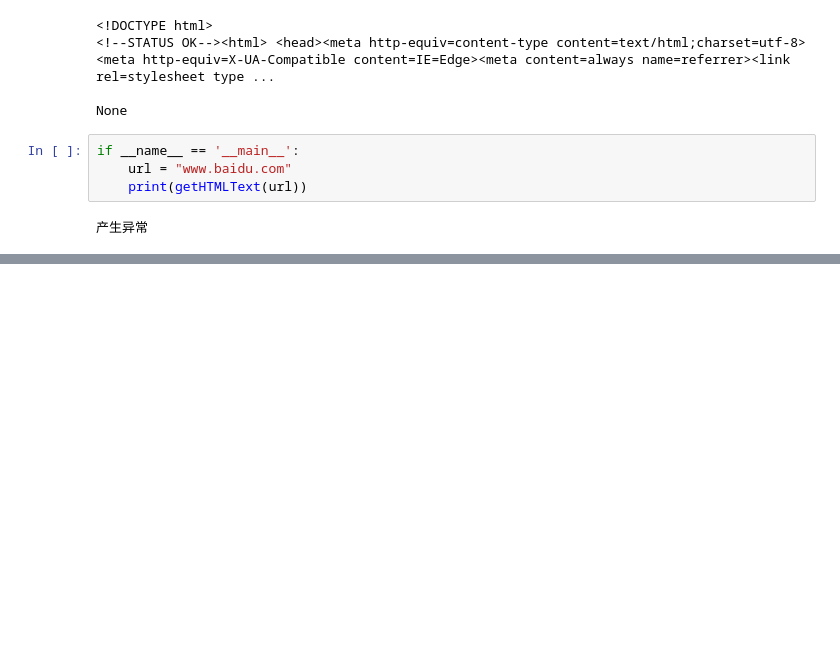
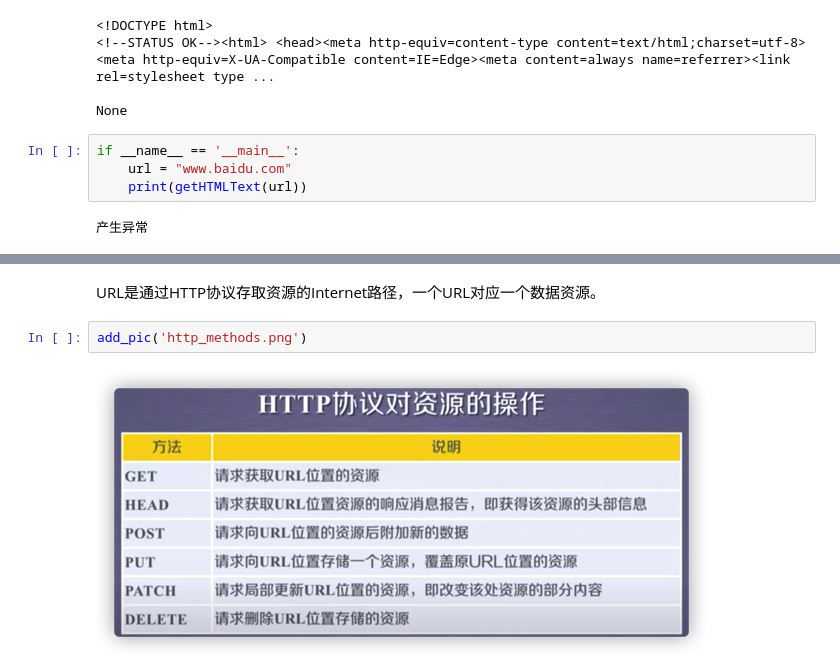
Before and after one commit to paxton615/Notes, a Jupyter notebook: Web_scrapper.ipynb, the cells around one changed output, grey strips where cells are left out. Cells and saved outputs as stored; diff of their text form; blank space fills up the shorter version.

```diff
--- a/Web_scrapper.ipynb
+++ b/Web_scrapper.ipynb
@@ -78,0 +94,6 @@ if __name__ == '__main__':
+# %% [markdown]
+URL是通过HTTP协议存取资源的Internet路径，一个URL对应一个数据资源。
+# %%
+add_pic('http_methods.png')
+# %% [output]
+[figure, added]
```
Also changed, not shown: parts of 3 cells of this notebook, 4 other files.
